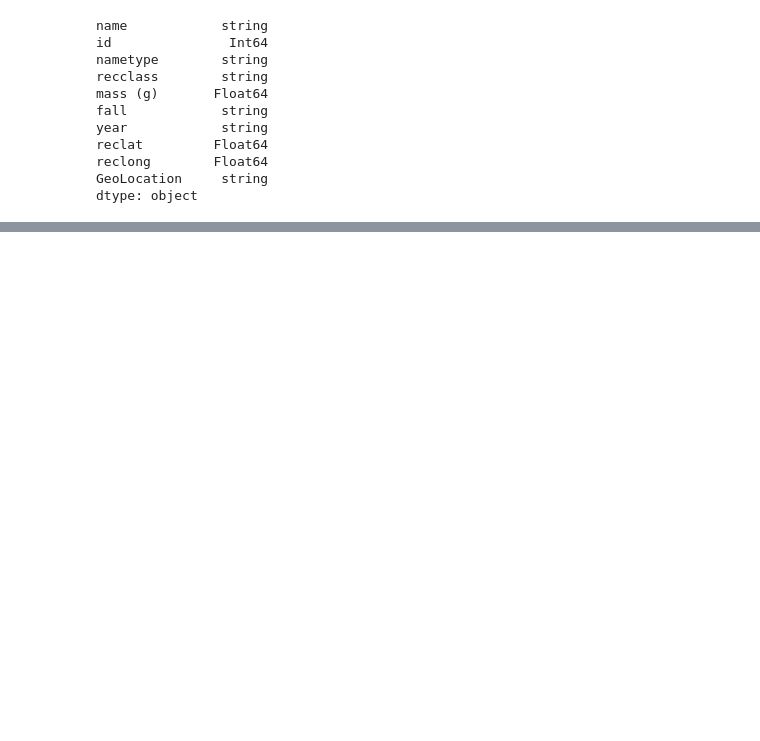
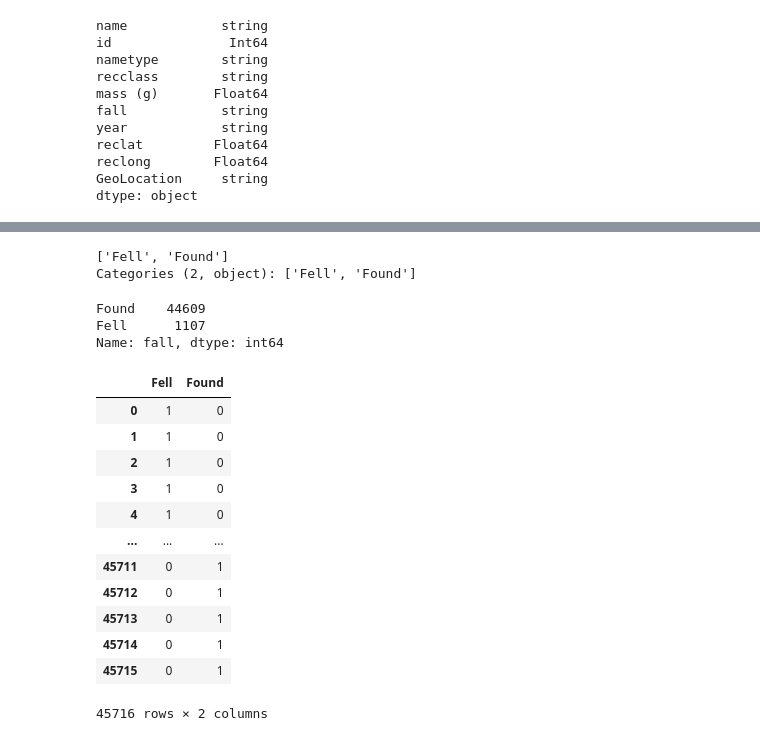
Before and after one commit to OscarABazanez/Manipulacion-y-Analisis-de-Datos-con-Pandas, a Jupyter notebook: [9]-tipo-de-variables-y-estructura.ipynb, the cells around one changed output, grey strips where cells are left out. Drawn from its saved outputs; the diff is of its cells as text; code cells hidden in the pictures; blank space fills up the shorter version.

```diff
--- a/[9]-tipo-de-variables-y-estructura.ipynb
+++ b/[9]-tipo-de-variables-y-estructura.ipynb
@@ -103,0 +130,3 @@ dtype: object
+# %%
+df_meteorites[['fall','nametype']] = df_meteorites[['fall','nametype']].astype('category')
+df_meteorites.dtypes
@@ -103,0 +145,27 @@ dtype: object
+# %%
+df_meteorites['fall'].unique()
+# %% [output]
+['Fell', 'Found']
+Categories (2, object): ['Fell', 'Found']
+# %%
+df_meteorites['fall'].value_counts()
+# %% [output]
+Found    44609
+Fell      1107
+Name: fall, dtype: int64
+# %%
+pd.get_dummies(df_meteorites['fall'])
+# %% [output]
+|  | Fell | Found |
+| 0 | 1 | 0 |
+| 1 | 1 | 0 |
+| 2 | 1 | 0 |
+| 3 | 1 | 0 |
+| 4 | 1 | 0 |
+| ... | ... | ... |
+| 45711 | 0 | 1 |
+| 45712 | 0 | 1 |
+| 45713 | 0 | 1 |
+| 45714 | 0 | 1 |
+| 45715 | 0 | 1 |
+45716 rows × 2 columns
```
Also changed, not shown: parts of 15 cells of this notebook, 1 other file.
